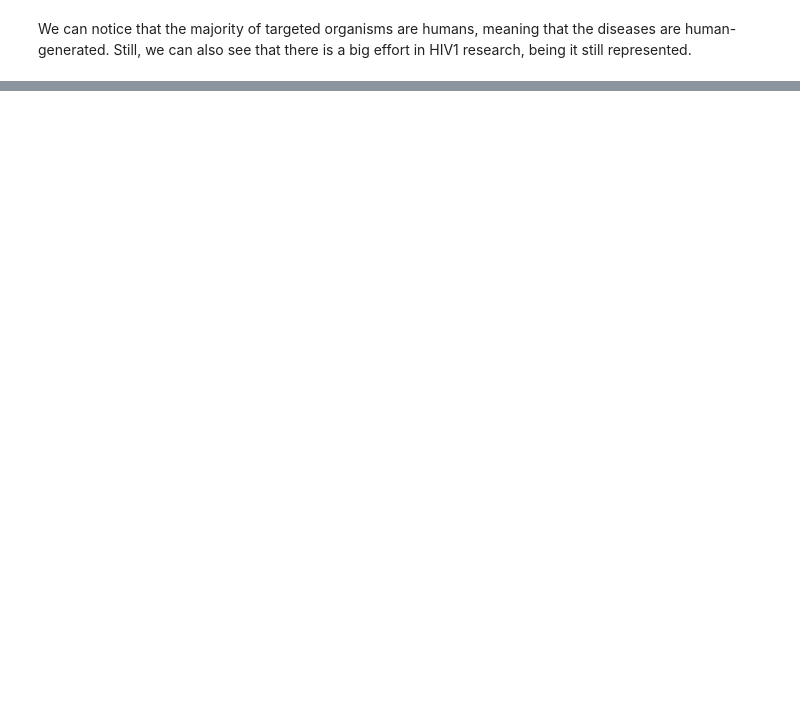
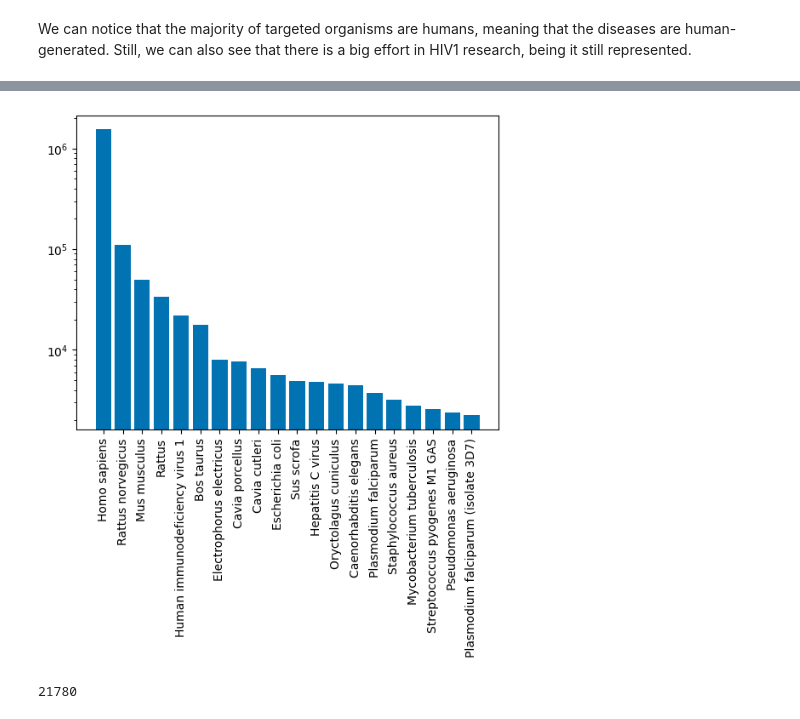
Before and after one commit to epfl-ada/ada-2024-project-adattatori, a Jupyter notebook: resultsNEW.ipynb, the cells around one changed output, grey strips where cells are left out. Saved outputs shown, nothing was run; the diff lists cells and outputs as text; code cells hidden in the pictures; blank space fills up the shorter version.

Commit message:
added target analysis

```diff
--- a/resultsNEW.ipynb
+++ b/resultsNEW.ipynb
@@ -54,2 +44,5 @@ Name: Target Name, Length: 30156, dtype: object
 # %% [markdown]
 We can notice that the majority of targeted organisms are humans, meaning that the diseases are human-generated. Still, we can also see that there is a big effort in HIV1 research, being it still represented.
+# %%
+most_targeted_organisms = df['Target Source Organism According to Curator or DataSource'].value_counts()[:20].reset_index()
+most_targeted_organisms
@@ -55,0 +67,11 @@ We can notice that the majority of targeted organisms are humans, meaning that t
+# %%
+plt.bar(x = most_targeted_organisms['Target Source Organism According to Curator or DataSource'], height=most_targeted_organisms['count'], log = True)
+plt.xticks(rotation = 90)
+plt.show()
+# %% [output]
+[figure, added]
+# %%
+hiv = df[df['Target Source Organism According to Curator or DataSource'] == 'Human immunodeficiency virus 1']
+len(hiv)
+# %% [output]
+21780
```
Also changed, not shown: parts of 27 cells of this notebook.
